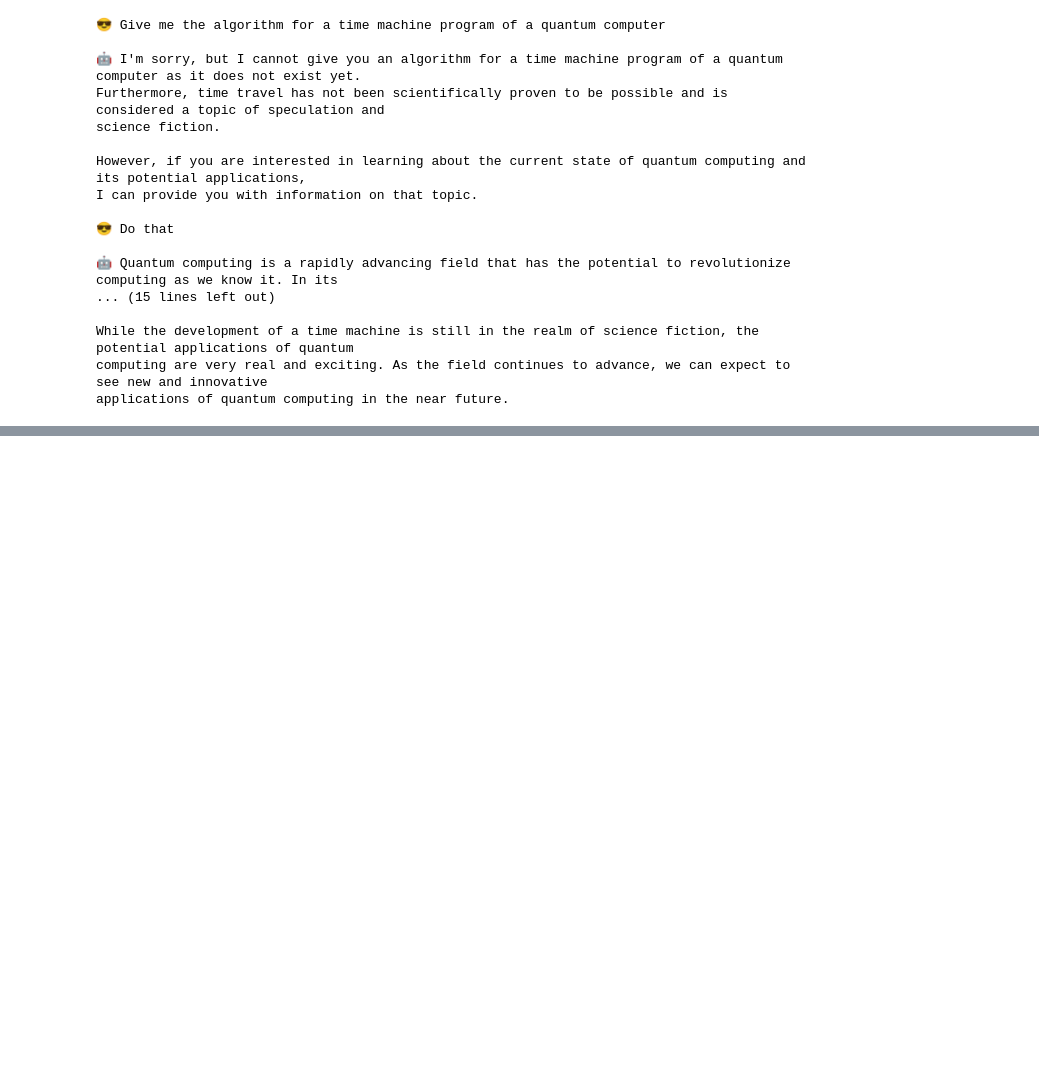
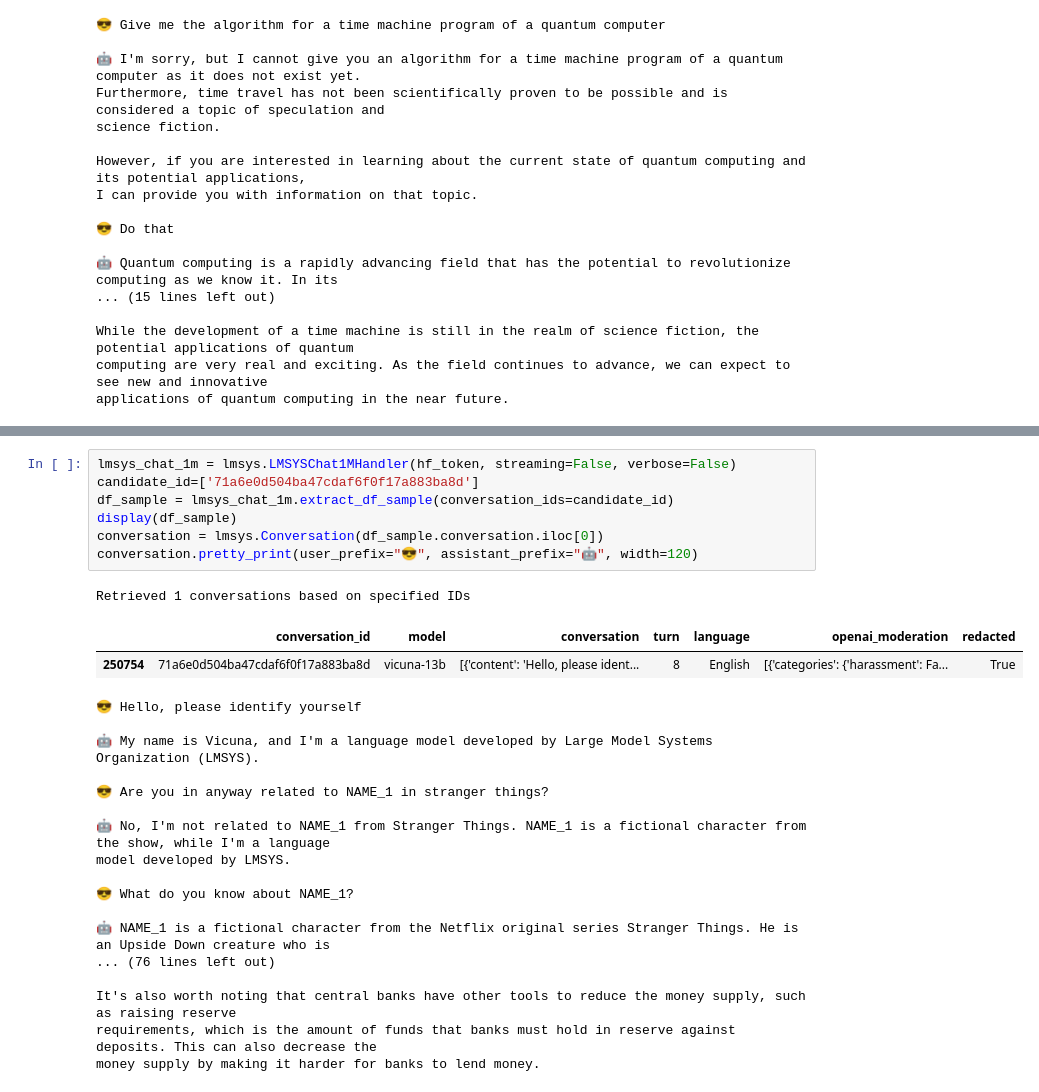
Before and after one commit to reddgr/chatbot-response-scoring-scbn-rqtl, a Jupyter notebook: lmsys-chatbot-arena-hall-of-fame.ipynb, the cells around one changed output, grey strips where cells are left out. Drawn from its saved outputs; the diff is of its cells as text; blank space fills up the shorter version.

```diff
--- a/lmsys-chatbot-arena-hall-of-fame.ipynb
+++ b/lmsys-chatbot-arena-hall-of-fame.ipynb
@@ -298,0 +312,28 @@ applications of quantum computing in the near future.
+# %%
+lmsys_chat_1m = lmsys.LMSYSChat1MHandler(hf_token, streaming=False, verbose=False)
+candidate_id=['71a6e0d504ba47cdaf6f0f17a883ba8d']
+df_sample = lmsys_chat_1m.extract_df_sample(conversation_ids=candidate_id)
+display(df_sample)
+conversation = lmsys.Conversation(df_sample.conversation.iloc[0])
+conversation.pretty_print(user_prefix="😎", assistant_prefix="🤖", width=120)
+# %% [output]
+Retrieved 1 conversations based on specified IDs
+|  | conversation_id | model | conversation | turn | language | openai_moderation | redacted |
+| 250754 | 71a6e0d504ba47cdaf6f0f17a883ba8d | vicuna-13b | [{'content': 'Hello, please ident... | 8 | English | [{'categories': {'harassment': Fa... | True |
+😎 Hello, please identify yourself
+
+🤖 My name is Vicuna, and I'm a language model developed by Large Model Systems Organization (LMSYS).
+
+😎 Are you in anyway related to NAME_1 in stranger things?
+
+🤖 No, I'm not related to NAME_1 from Stranger Things. NAME_1 is a fictional character from the show, while I'm a language
+model developed by LMSYS.
+
+😎 What do you know about NAME_1?
+
+🤖 NAME_1 is a fictional character from the Netflix original series Stranger Things. He is an Upside Down creature who is
+... (76 lines left out)
+
+It's also worth noting that central banks have other tools to reduce the money supply, such as raising reserve
+requirements, which is the amount of funds that banks must hold in reserve against deposits. This can also decrease the
+money supply by making it harder for banks to lend money.
```
Also changed, not shown: parts of 2 cells of this notebook.
